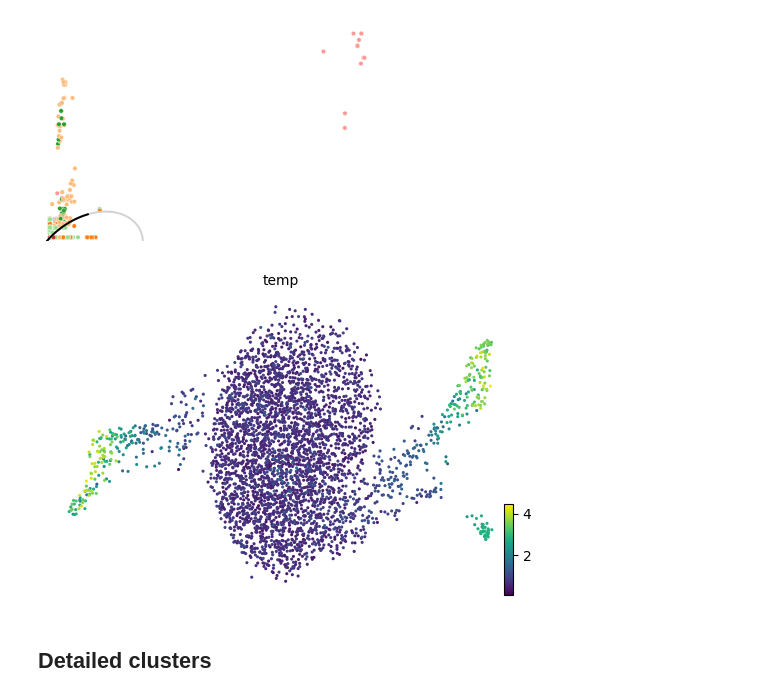
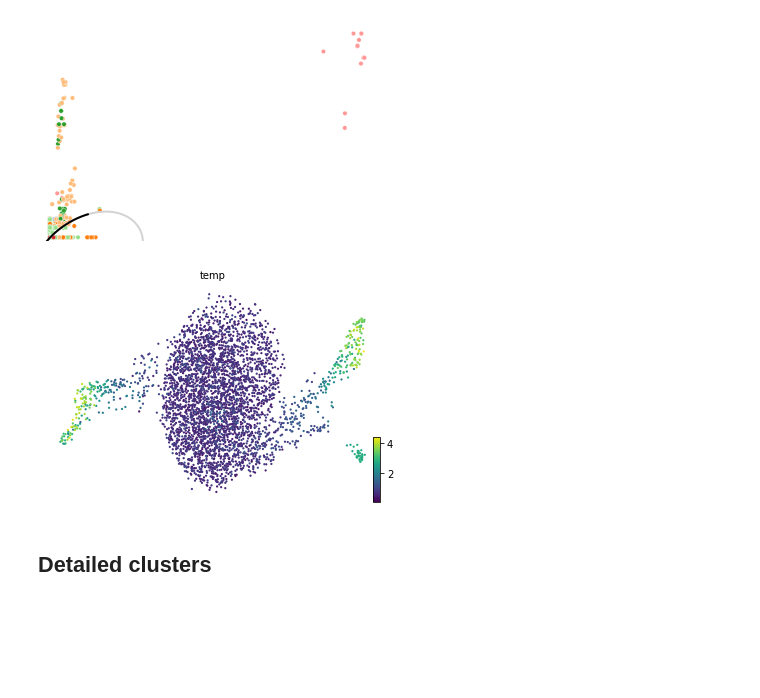
Before and after one commit to StatBiomed/UniTVelo, a Jupyter notebook: notebooks/Figure4_IntestinalOrganoid.ipynb, the cells around one changed output. Drawn from its saved outputs; the diff is of its cells as text; code cells hidden in the pictures; blank space fills up the shorter version.

```diff
--- a/notebooks/Figure4_IntestinalOrganoid.ipynb
+++ b/notebooks/Figure4_IntestinalOrganoid.ipynb
@@ -196,9 +190,9 @@ utv.pl.plot_range('Atp2a3', adata, velo_config,
 # %%
 gene_name = 'Muc13'
 adata.obs['temp'] = adata[:, gene_name].layers['Ms']
-scv.pl.scatter(adata, color='temp', color_map='viridis', size=20, dpi=100)
+scv.pl.scatter(adata, color='temp', color_map='viridis', size=20)
 # %% [output]
-[figure, old version]
+[figure, new version]
 # %% [markdown]
 ## Detailed clusters
 # %%
```
Also changed, not shown: parts of 7 cells of this notebook, 7 other files.
